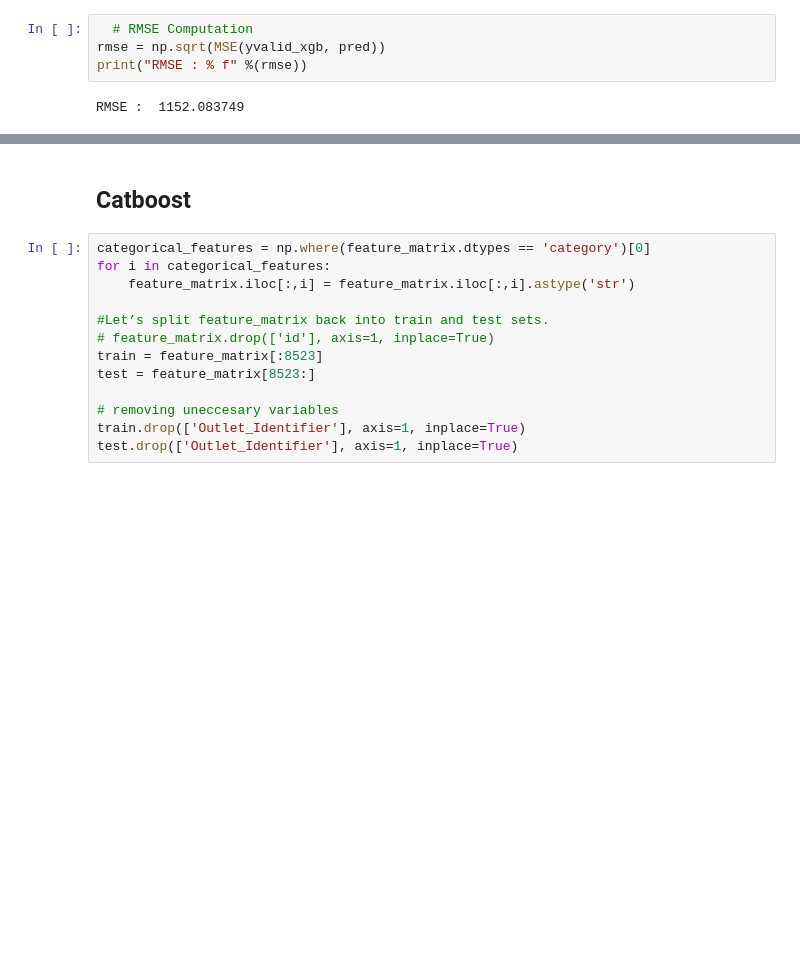
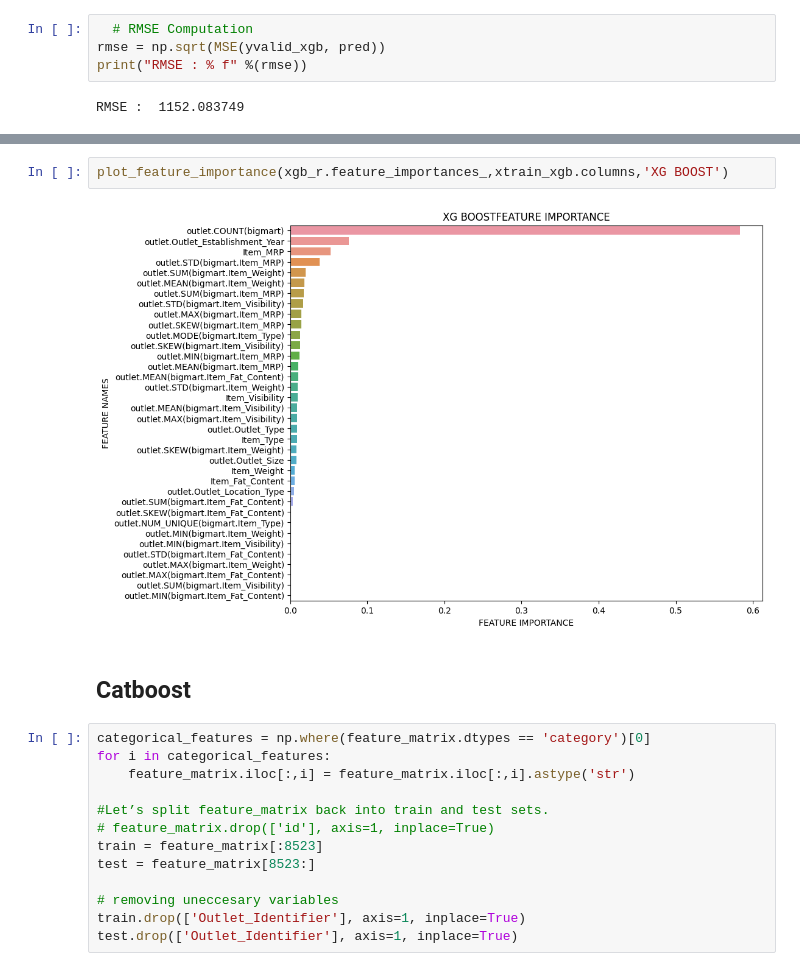
Before and after one commit to ArindamBanerji/feature-eng-eda-recipes, a Jupyter notebook: notebooks/feat_eng_select/ftoola-example.ipynb, the cells around one changed output, grey strips where cells are left out. Cells and saved outputs as stored; diff of their text form; blank space fills up the shorter version.

```diff
--- a/notebooks/feat_eng_select/ftoola-example.ipynb
+++ b/notebooks/feat_eng_select/ftoola-example.ipynb
@@ -544,3 +553,7 @@ RMSE :  1152.083749
+# %%
+plot_feature_importance(xgb_r.feature_importances_,xtrain_xgb.columns,'XG BOOST')
+# %% [output]
+[figure, added]
 # %% [markdown]
 ## Catboost
 # %%
```
Also changed, not shown: parts of 8 cells of this notebook, 10 other files.
